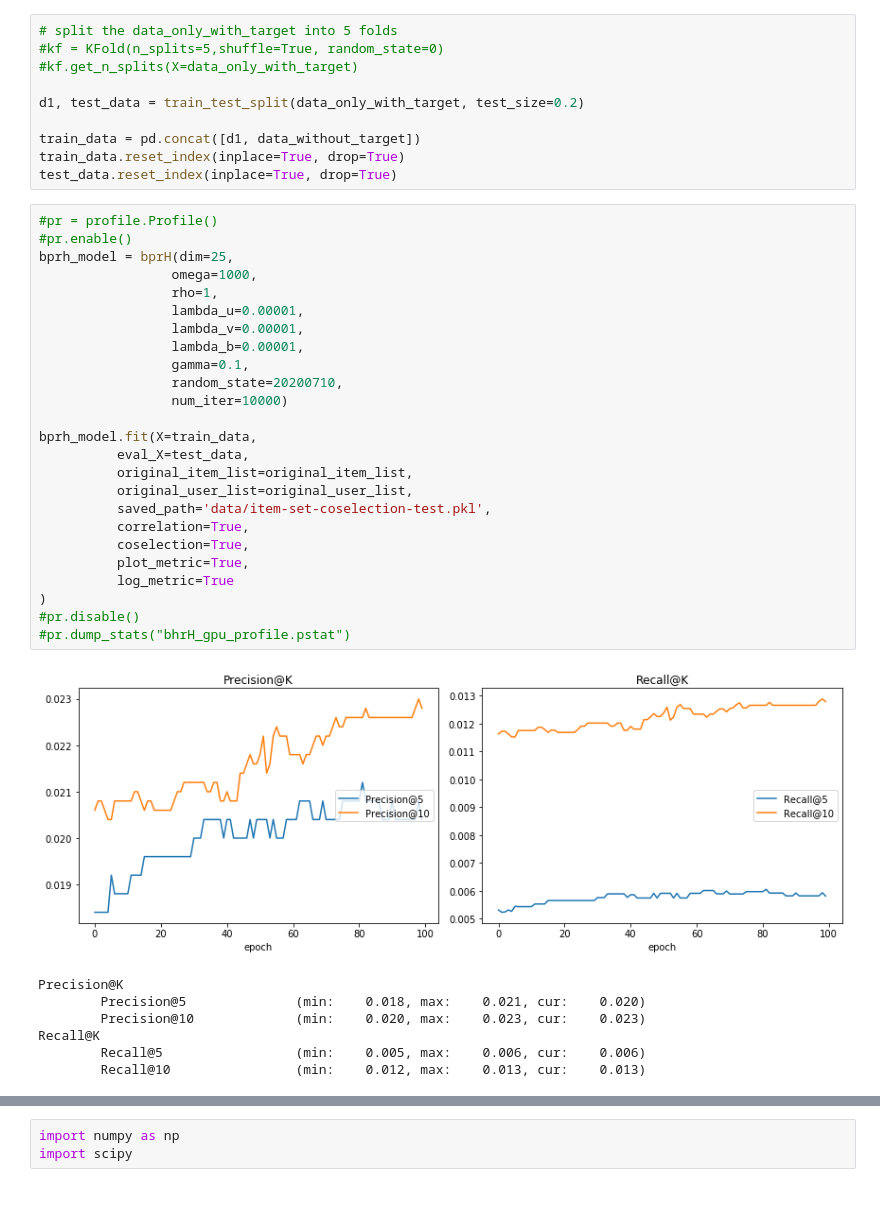
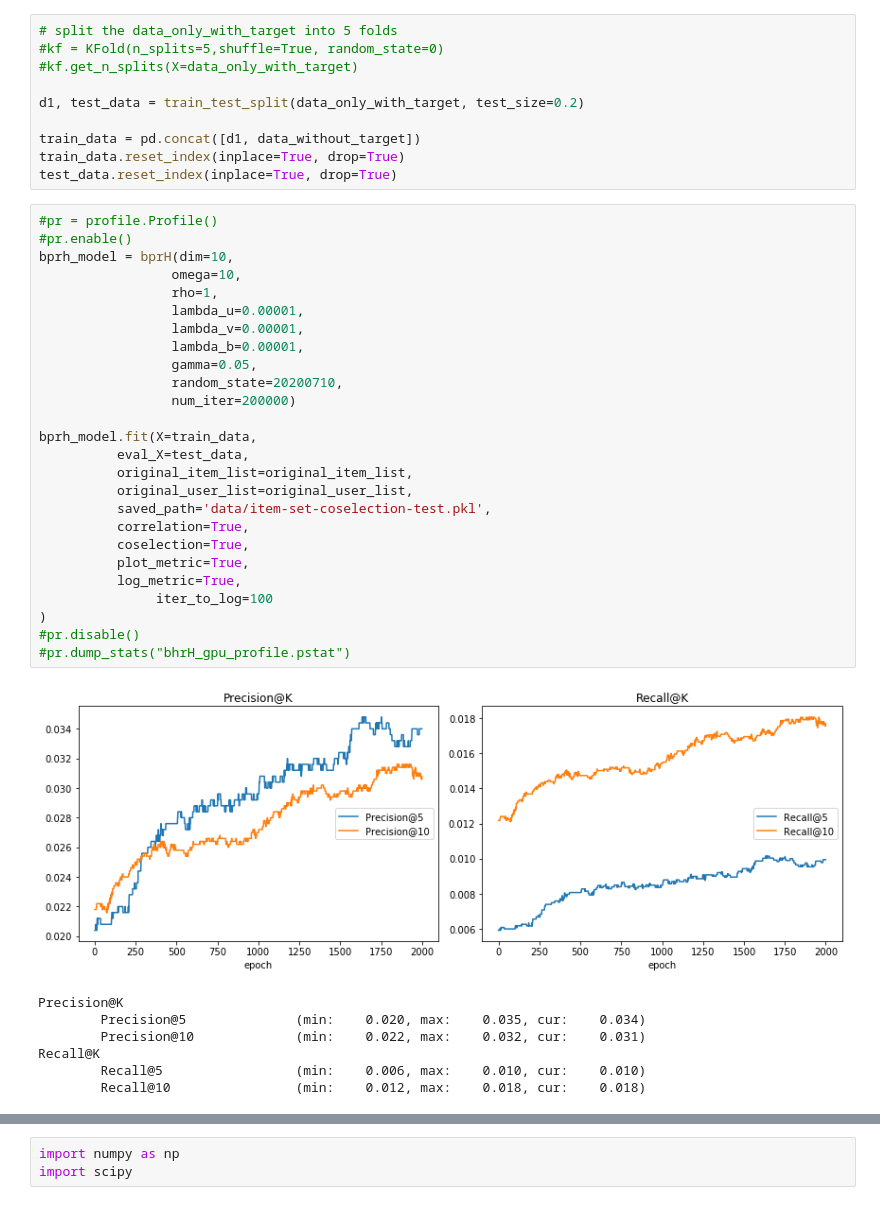
Before and after one commit to liu-yihong/BPRH, a Jupyter notebook: test_cupy.ipynb, the cells around one changed output, grey strips where cells are left out. Cells and saved outputs as stored; diff of their text form.

```diff
--- a/test_cupy.ipynb
+++ b/test_cupy.ipynb
@@ -71,36 +71,37 @@ test_data.reset_index(inplace=True, drop=True)
 # %%
 #pr = profile.Profile()
 #pr.enable()
-bprh_model = bprH(dim=25,
-                 omega=1000,
+bprh_model = bprH(dim=10,
+                 omega=10,
                  rho=1,
                  lambda_u=0.00001,
                  lambda_v=0.00001,
                  lambda_b=0.00001,
-                 gamma=0.1,
+                 gamma=0.05,
                  random_state=20200710,
-                 num_iter=10000)
+                 num_iter=200000)
 
 bprh_model.fit(X=train_data,
           eval_X=test_data,
           original_item_list=original_item_list,
           original_user_list=original_user_list,
           saved_path='data/item-set-coselection-test.pkl',
           correlation=True,
           coselection=True,
           plot_metric=True,
-          log_metric=True
+          log_metric=True,
+               iter_to_log=100
 )
 #pr.disable()
 #pr.dump_stats("bhrH_gpu_profile.pstat")
 # %% [output]
-[figure, old version]
+[figure, new version]
 Precision@K
-        Precision@5              (min:    0.018, max:    0.021, cur:    0.020)
-        Precision@10             (min:    0.020, max:    0.023, cur:    0.023)
+        Precision@5              (min:    0.020, max:    0.035, cur:    0.034)
+        Precision@10             (min:    0.022, max:    0.032, cur:    0.031)
 Recall@K
-        Recall@5                 (min:    0.005, max:    0.006, cur:    0.006)
-        Recall@10                (min:    0.012, max:    0.013, cur:    0.013)
+        Recall@5                 (min:    0.006, max:    0.010, cur:    0.010)
+        Recall@10                (min:    0.012, max:    0.018, cur:    0.018)
 # %%
 scoring_list, p, r, _ = bprh_model.scoring(ground_truth=bprh_model.test_data,
                                       K=10,
```
Also changed, not shown: parts of 9 cells of this notebook.
